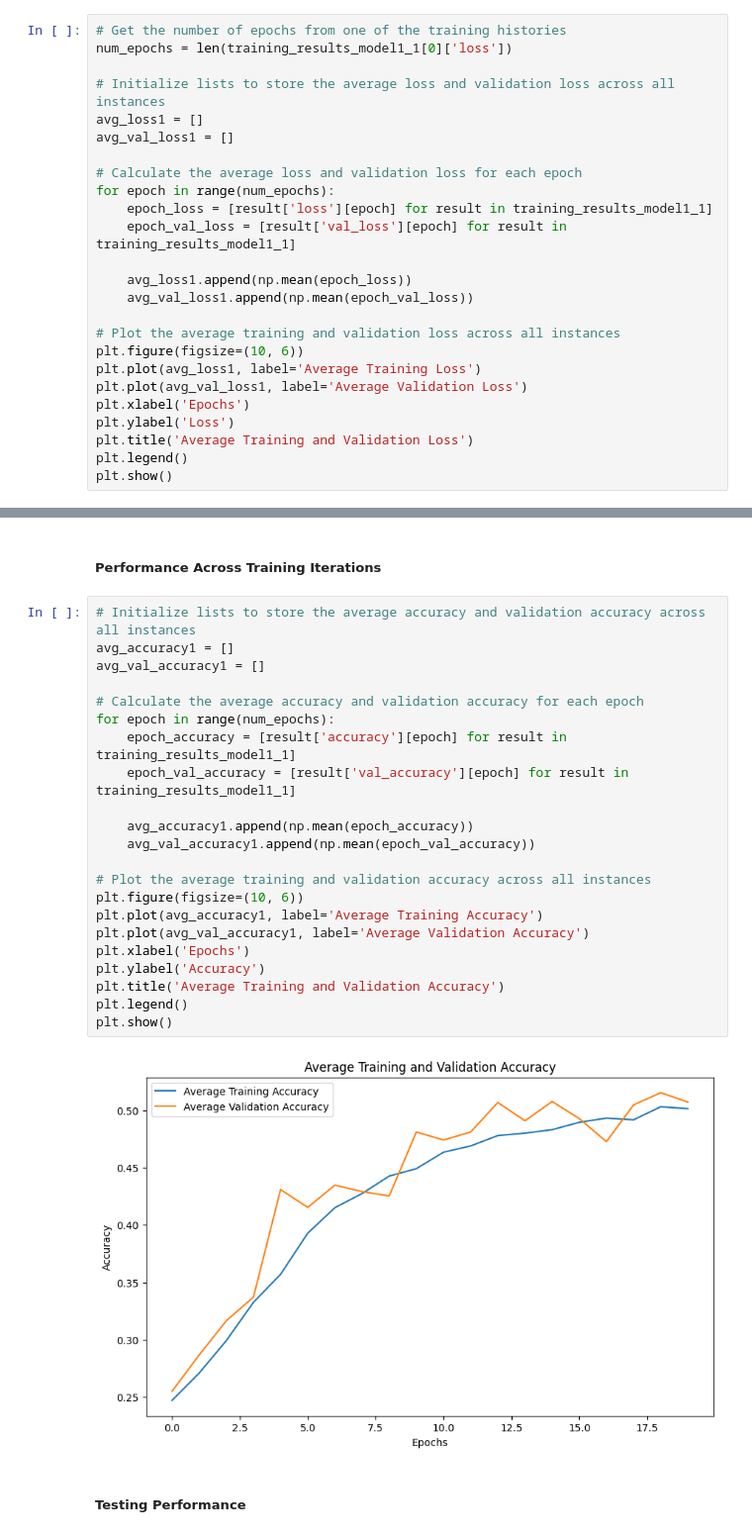
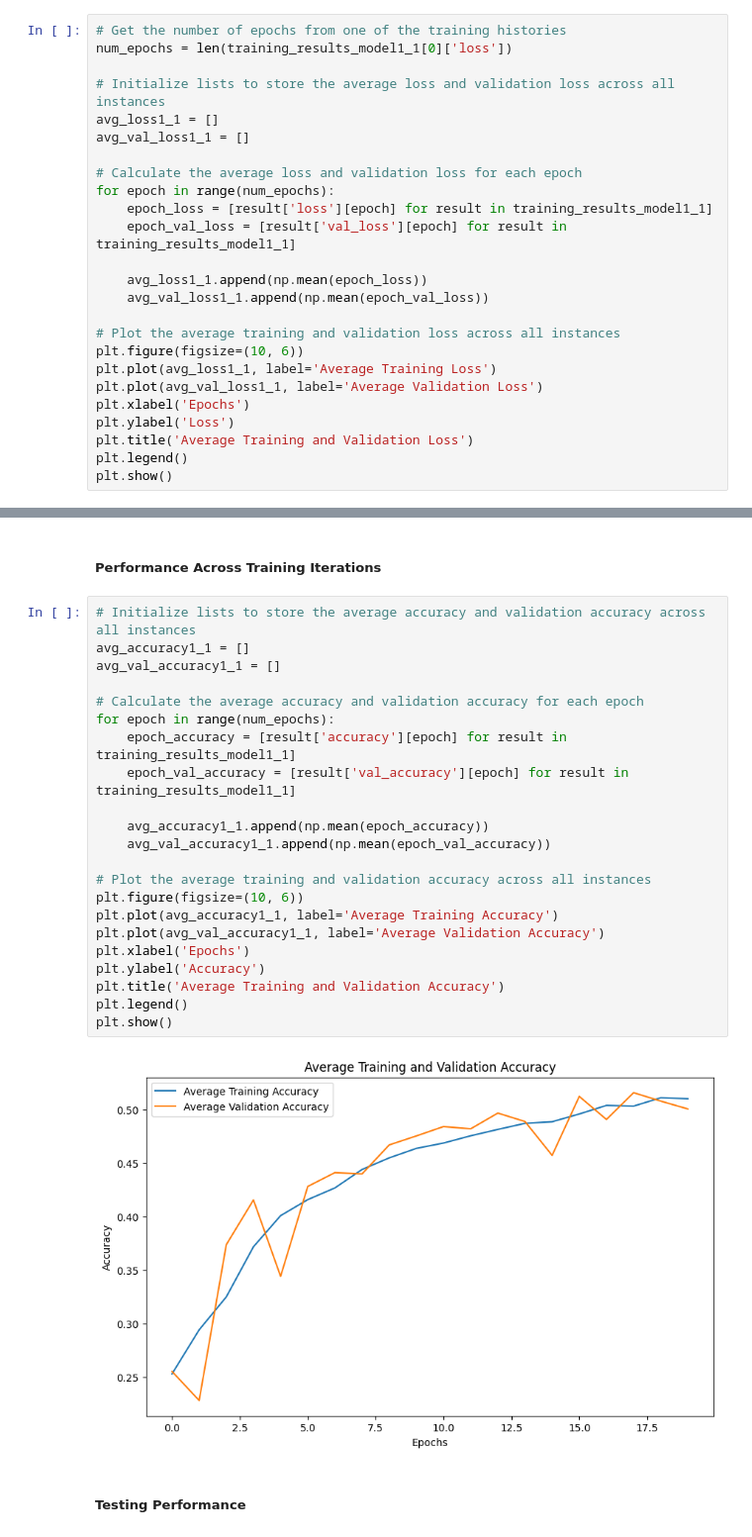
Before and after one commit to KayM586/ML6, a Jupyter notebook: Katherine.ipynb, the cells around one changed output, grey strips where cells are left out. Shown at 99% size. Saved outputs shown, nothing was run; the diff lists cells and outputs as text.

```diff
--- a/Katherine.ipynb
+++ b/Katherine.ipynb
@@ -242,21 +251,21 @@ Test Accuracy: 0.5048339366912842
 num_epochs = len(training_results_model1_1[0]['loss'])
 
 # Initialize lists to store the average loss and validation loss across all instances
-avg_loss1 = []
-avg_val_loss1 = []
+avg_loss1_1 = []
+avg_val_loss1_1 = []
 
 # Calculate the average loss and validation loss for each epoch
 for epoch in range(num_epochs):
     epoch_loss = [result['loss'][epoch] for result in training_results_model1_1]
     epoch_val_loss = [result['val_loss'][epoch] for result in training_results_model1_1]
 
-    avg_loss1.append(np.mean(epoch_loss))
-    avg_val_loss1.append(np.mean(epoch_val_loss))
+    avg_loss1_1.append(np.mean(epoch_loss))
+    avg_val_loss1_1.append(np.mean(epoch_val_loss))
 
 # Plot the average training and validation loss across all instances
 plt.figure(figsize=(10, 6))
-plt.plot(avg_loss1, label='Average Training Loss')
-plt.plot(avg_val_loss1, label='Average Validation Loss')
+plt.plot(avg_loss1_1, label='Average Training Loss')
+plt.plot(avg_val_loss1_1, label='Average Validation Loss')
 plt.xlabel('Epochs')
 plt.ylabel('Loss')
 plt.title('Average Training and Validation Loss')
@@ -268,28 +277,28 @@ plt.show()
 ##### Performance Across Training Iterations
 # %%
 # Initialize lists to store the average accuracy and validation accuracy across all instances
-avg_accuracy1 = []
-avg_val_accuracy1 = []
+avg_accuracy1_1 = []
+avg_val_accuracy1_1 = []
 
 # Calculate the average accuracy and validation accuracy for each epoch
 for epoch in range(num_epochs):
     epoch_accuracy = [result['accuracy'][epoch] for result in training_results_model1_1]
     epoch_val_accuracy = [result['val_accuracy'][epoch] for result in training_results_model1_1]
 
-    avg_accuracy1.append(np.mean(epoch_accuracy))
-    avg_val_accuracy1.append(np.mean(epoch_val_accuracy))
+    avg_accuracy1_1.append(np.mean(epoch_accuracy))
+    avg_val_accuracy1_1.append(np.mean(epoch_val_accuracy))
 
 # Plot the average training and validation accuracy across all instances
 plt.figure(figsize=(10, 6))
-plt.plot(avg_accuracy1, label='Average Training Accuracy')
-plt.plot(avg_val_accuracy1, label='Average Validation Accuracy')
+plt.plot(avg_accuracy1_1, label='Average Training Accuracy')
+plt.plot(avg_val_accuracy1_1, label='Average Validation Accuracy')
 plt.xlabel('Epochs')
 plt.ylabel('Accuracy')
 plt.title('Average Training and Validation Accuracy')
 plt.legend()
 plt.show()
 # %% [output]
-[figure, old version]
+[figure, new version]
 # %% [markdown]
 ##### Testing Performance
 # %%
```
Also changed, not shown: parts of 7 cells of this notebook.
